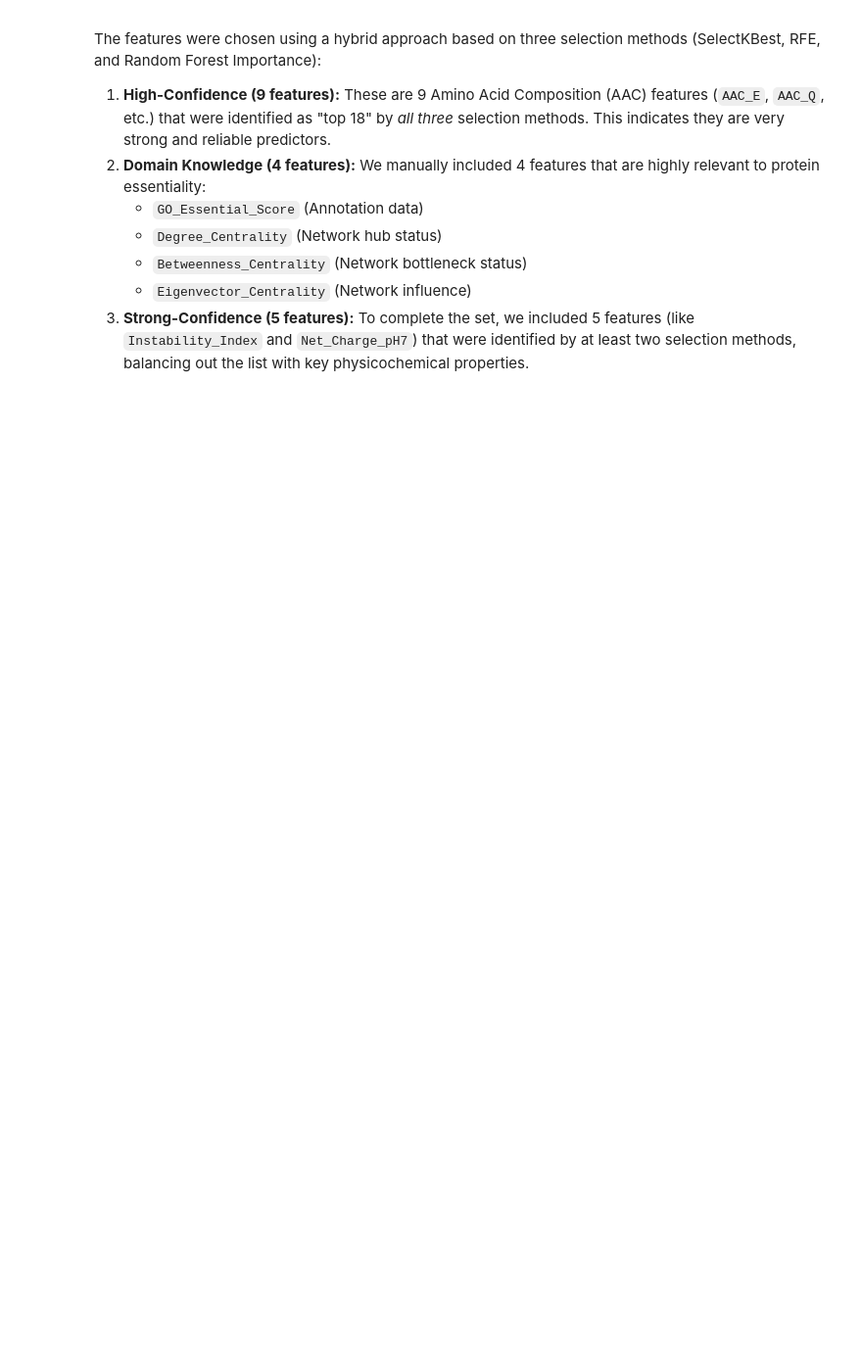
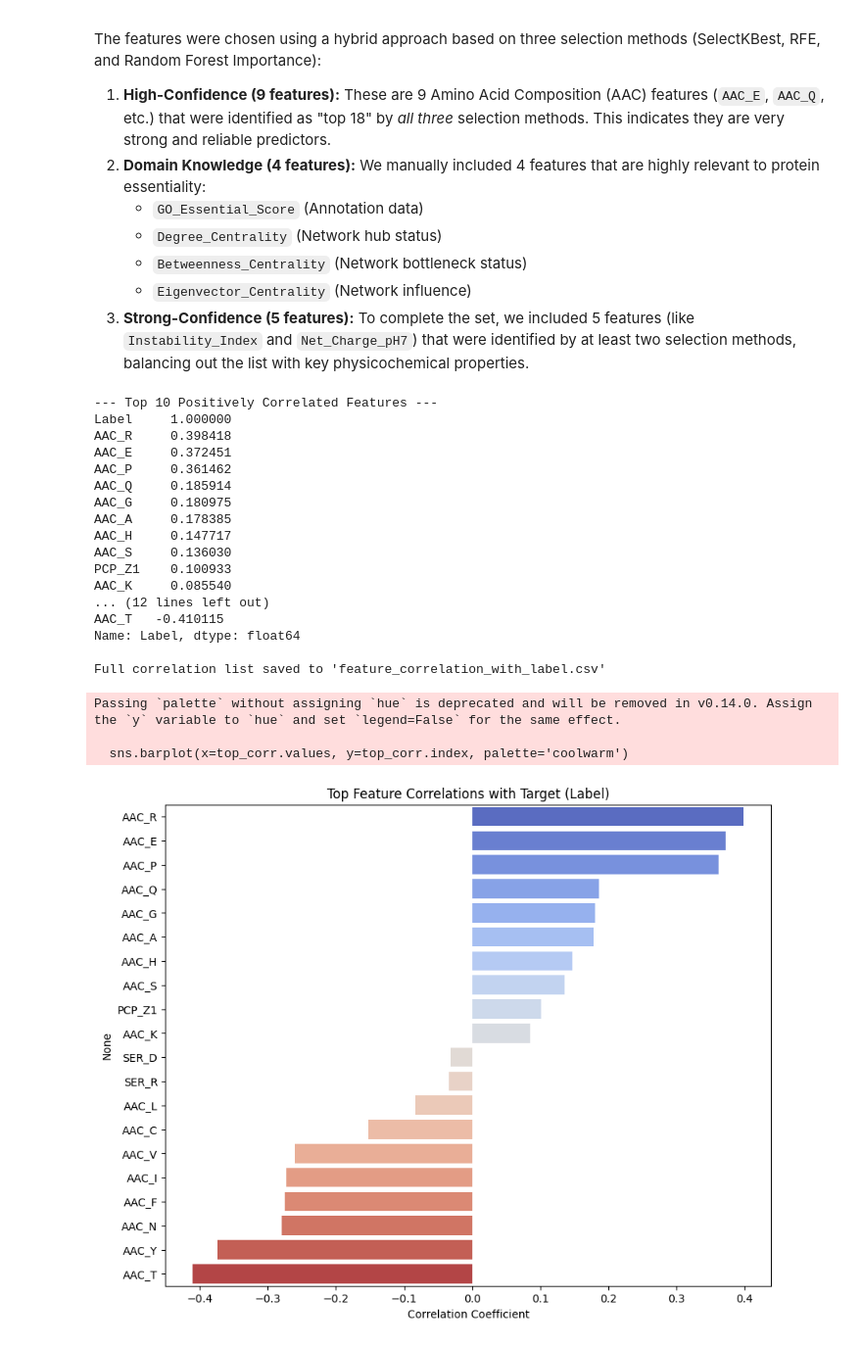
Before and after one commit to AbirBanerjee1223/final_proj, a Jupyter notebook: notebooks/feature_selection..ipynb, the cells around one changed output. Shown at 98% size. Saved outputs shown, nothing was run; the diff lists cells and outputs as text; code cells hidden in the pictures; blank space fills up the shorter version.

```diff
--- a/notebooks/feature_selection..ipynb
+++ b/notebooks/feature_selection..ipynb
@@ -161,3 +161,72 @@ df_model_ready = df[final_18_features + [target_column]]
 
 # Save the new, model-ready dataset
 df_model_ready.to_csv("D:\\python_progs\\Final_year_proj\\Datasets\\best_features_dataset.csv", index=False)
+# %%
+import pandas as pd
+import seaborn as sns
+import matplotlib.pyplot as plt
+
+# 1. Load the dataset
+# Replace with the correct path to your CSV file
+file_path = 'D:\\python_progs\\final_proj\\work_trials\\New_Cancer_Final_Year_Project_Data.csv'
+df = pd.read_csv(file_path)
+
+# 2. Preprocessing
+# Drop the 'Entry' ID column as it's not a feature for correlation
+if 'Entry' in df.columns:
+    df_numeric = df.drop(columns=['Entry'])
+else:
+    df_numeric = df.copy()
+
+# Ensure the Label is numeric (if it's text like 'POSITIVE'/'NEGATIVE')
+# If your data is already 0/1, this step won't change anything.
+if df_numeric['Label'].dtype == 'object':
+    label_map = {'POSITIVE': 1, 'NEGATIVE': 0}
+    df_numeric['Label'] = df_numeric['Label'].map(label_map)
+
+# 3. Calculate Correlation
+# We specifically want the correlation of all columns with the 'Label' column
+correlation_with_target = df_numeric.corr()['Label'].sort_values(ascending=False)
+
+# 4. Display the Top Correlations
+print("--- Top 10 Positively Correlated Features ---")
+print(correlation_with_target.head(11)) # Top 10 + Label itself
+
+print("\n--- Top 10 Negatively Correlated Features ---")
+print(correlation_with_target.tail(10))
+
+# 5. Save Correlation Data to CSV (Optional)
+correlation_with_target.to_csv("feature_correlation_with_label.csv")
+print("\nFull correlation list saved to 'feature_correlation_with_label.csv'")
+
+# 6. Visualization (Bar Plot of Top Correlations)
+plt.figure(figsize=(10, 8))
+# Select top 10 positive and top 10 negative features (excluding Label itself)
+top_corr = pd.concat([correlation_with_target.iloc[1:11], correlation_with_target.iloc[-10:]])
+
+sns.barplot(x=top_corr.values, y=top_corr.index, palette='coolwarm')
+plt.title('Top Feature Correlations with Target (Label)')
+plt.xlabel('Correlation Coefficient')
+plt.show()
+# %% [output]
+--- Top 10 Positively Correlated Features ---
+Label     1.000000
+AAC_R     0.398418
+AAC_E     0.372451
+AAC_P     0.361462
+AAC_Q     0.185914
+AAC_G     0.180975
+AAC_A     0.178385
+AAC_H     0.147717
+AAC_S     0.136030
+PCP_Z1    0.100933
+AAC_K     0.085540
+... (12 lines left out)
+AAC_T   -0.410115
+Name: Label, dtype: float64
+
+Full correlation list saved to 'feature_correlation_with_label.csv'
+Passing `palette` without assigning `hue` is deprecated and will be removed in v0.14.0. Assign the `y` variable to `hue` and set `legend=False` for the same effect.
+
+  sns.barplot(x=top_corr.values, y=top_corr.index, palette='coolwarm')
+[figure, added]
```
Also changed, not shown: parts of 11 cells of this notebook, 23 other files.
